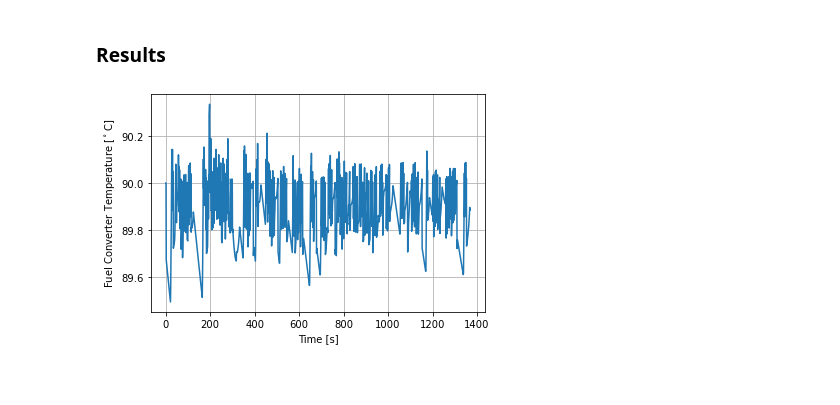
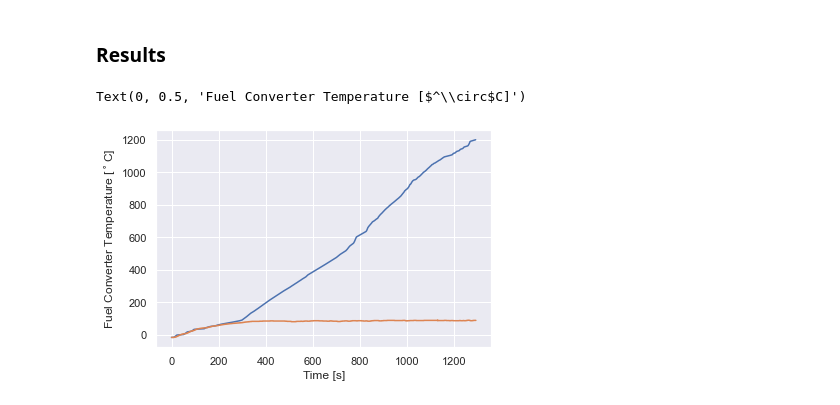
Before and after one commit to NREL/fastsim, a Jupyter notebook: docs/hot_demo.ipynb, the cells around one changed output. Drawn from its saved outputs; the diff is of its cells as text; code cells hidden in the pictures; blank space fills up the shorter version.

```diff
--- a/docs/hot_demo.ipynb
+++ b/docs/hot_demo.ipynb
@@ -25,9 +10,12 @@ import numpy as np
 import time
 import pandas as pd
 import matplotlib.pyplot as plt
+from collections import ChainMap
+from scipy.integrate import cumtrapz, trapz
+import re
 import importlib
-# import seaborn as sns
-# sns.set(font_scale=2, style='whitegrid')
+import seaborn as sns
+sns.set()
 
 %matplotlib inline
 # %%
@@ -61,0 +149,18 @@ A vehicle database in CSV format is required to be in the working directory wher
+# %%
+df = load_test_data()
+idx = pd.IndexSlice # used to slice multi index
+
+cyc_name = 'us06x4 0F cs'
+# %%
+t0 = time.time()
+test_time_steps = df.loc[idx[cyc_name, :, :], 'DAQ_Time[s]'].values
+test_te_amb = df.loc[idx[cyc_name, :, :], 'Cell_Temp[C]'].values
+
+cycSecs = np.arange(0, round(test_time_steps[-1], 0))
+cycMps = np.interp(cycSecs,
+    test_time_steps,
+    df.loc[idx[cyc_name, :, :], 'Dyno_Spd[mps]'].values)
+
+cyc = cycle.Cycle(cyc_dict={'cycSecs':cycSecs, 'cycMps':cycMps})
+cyc_jit = cyc.get_numba_cyc()
+print("Elapsed time to create cycle: {:.2e} s".format(time.time() - t0))
@@ -125,0 +176,7 @@ print(time.time() - t0)
+# %%
+t0 = time.time()
+sim_drive = simdrivehot.SimDriveHotJit(cyc_jit, veh_jit,
+    teAmbDegC = np.interp(cycSecs, test_time_steps, test_time_steps),
+      teFcInitDegC=df.loc[idx[cyc_name, :, 0], 'CylinderHeadTempC'][0])
+sim_drive.sim_drive()
+print(f'Elapsed time: {time.time() - t0:.2e} s')
@@ -127,8 +186,9 @@ print(time.time() - t0)
 ### Results
 # %%
 plt.plot(cyc.cycSecs, sim_drive.teFcDegC)
+plt.plot(test_time_steps, df.loc[idx[cyc_name, :, :], 'CylinderHeadTempC'])
 plt.xlabel('Time [s]')
 plt.ylabel('Fuel Converter Temperature [$^\circ$C]')
-plt.grid()
 # %% [output]
+Text(0, 0.5, 'Fuel Converter Temperature [$^\\circ$C]')
-[figure, old version]
+[figure, new version]
```
Also changed, not shown: parts of 16 cells of this notebook, 2 other files.
